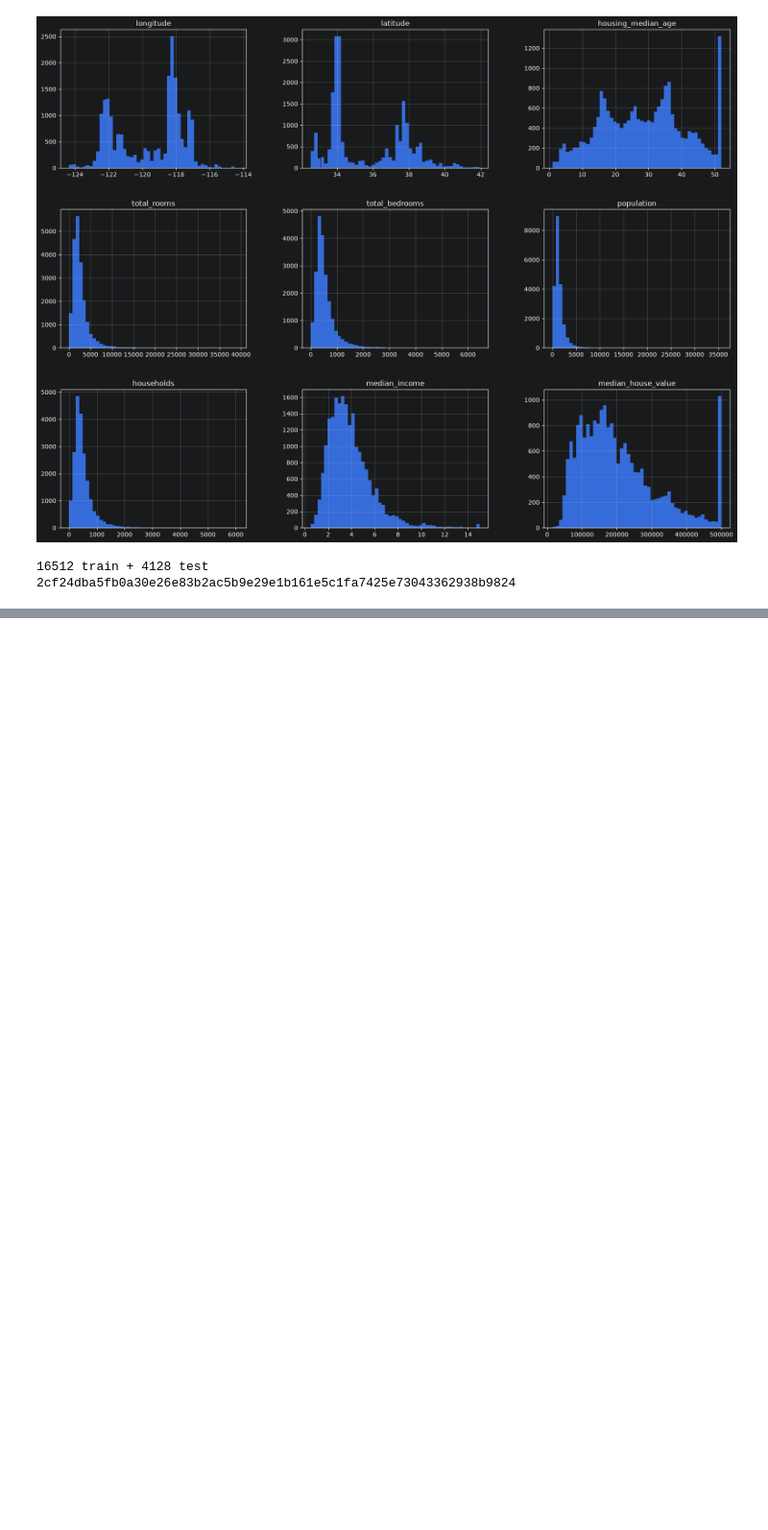
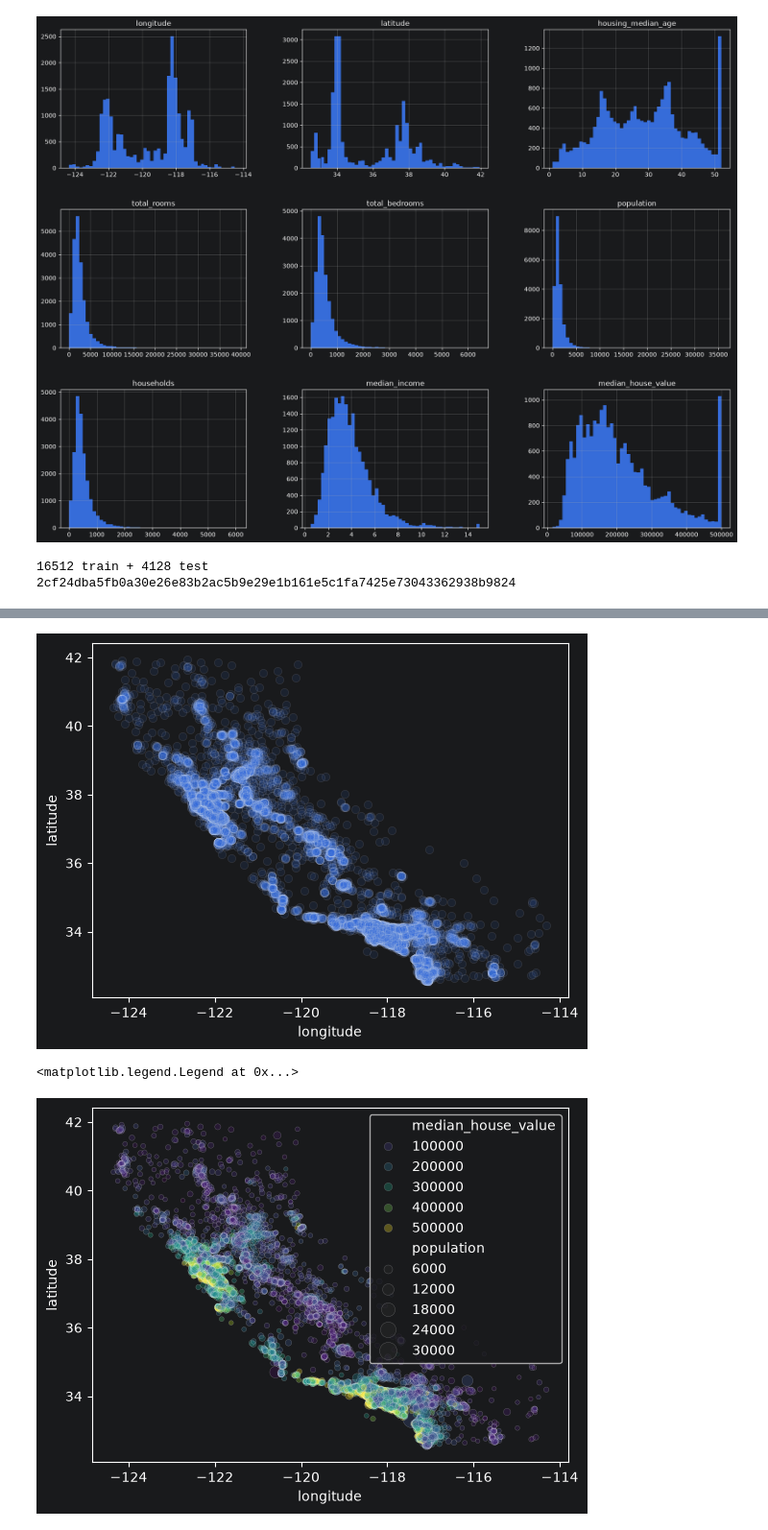
Before and after one commit to atharvapaudwal2006-collab/AIML_oreilly, a Jupyter notebook: housing.ipynb, the cells around one changed output, grey strips where cells are left out. Shown at 96% size. Saved outputs shown, nothing was run; the diff lists cells and outputs as text; code cells hidden in the pictures; blank space fills up the shorter version.

```diff
--- a/housing.ipynb
+++ b/housing.ipynb
@@ -95,0 +117,13 @@ split=StratifiedShuffleSplit(n_splits=1,test_size=0.2,random_state=42)
+# %%
+housing =strat_train_set.copy()
+sns.scatterplot(data=housing,x="longitude",y="latitude",alpha=0.1)
+plt.show()
+
+
+sns.scatterplot(data=housing, x="longitude", y="latitude", alpha=0.3, size="population",sizes=(10,200),
+                 hue="median_house_value", palette="viridis")
+plt.legend()
+# %% [output]
+[figure, added]
+<matplotlib.legend.Legend at 0x...>
+[figure, added]
```
Also changed, not shown: parts of 3 cells of this notebook.
